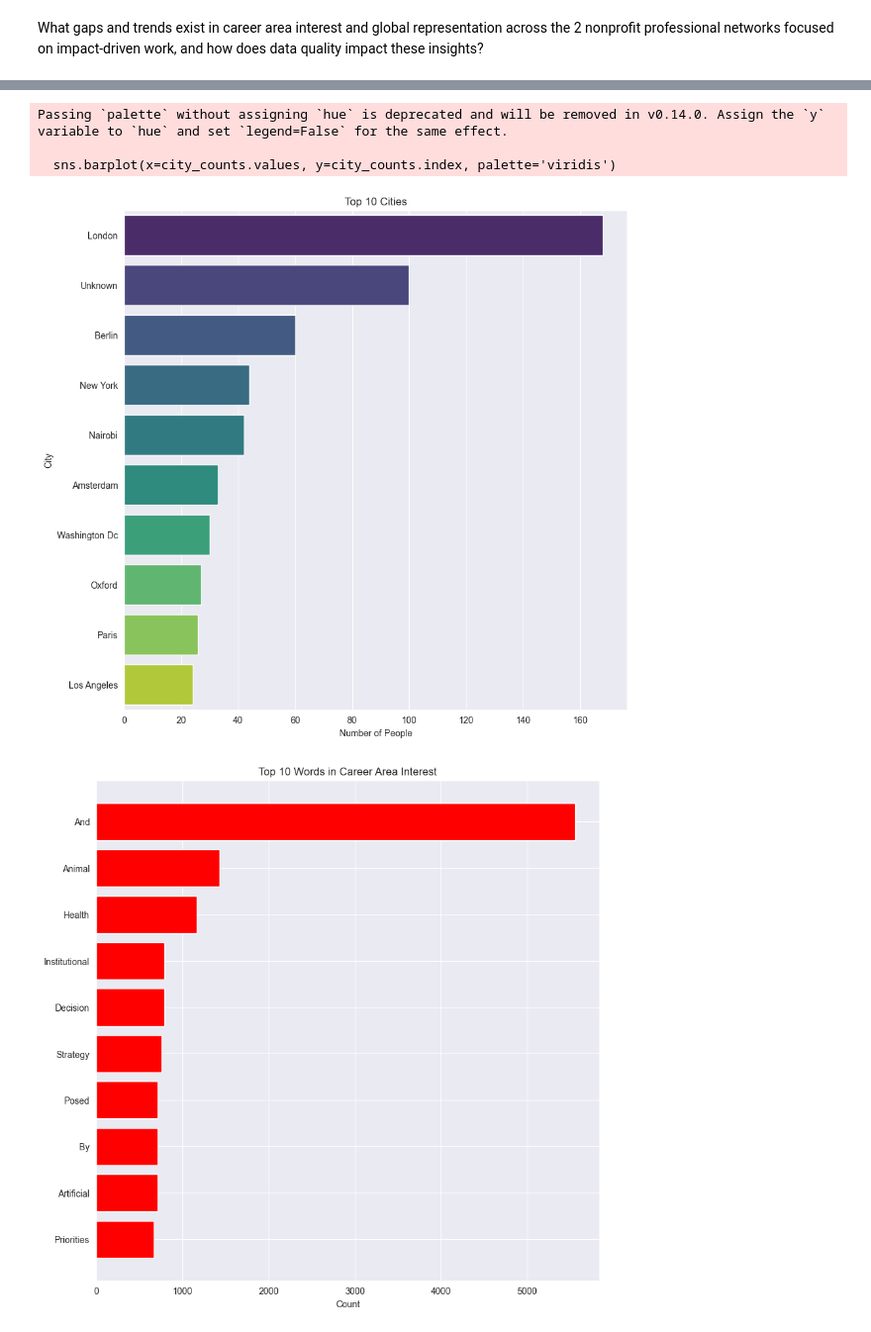
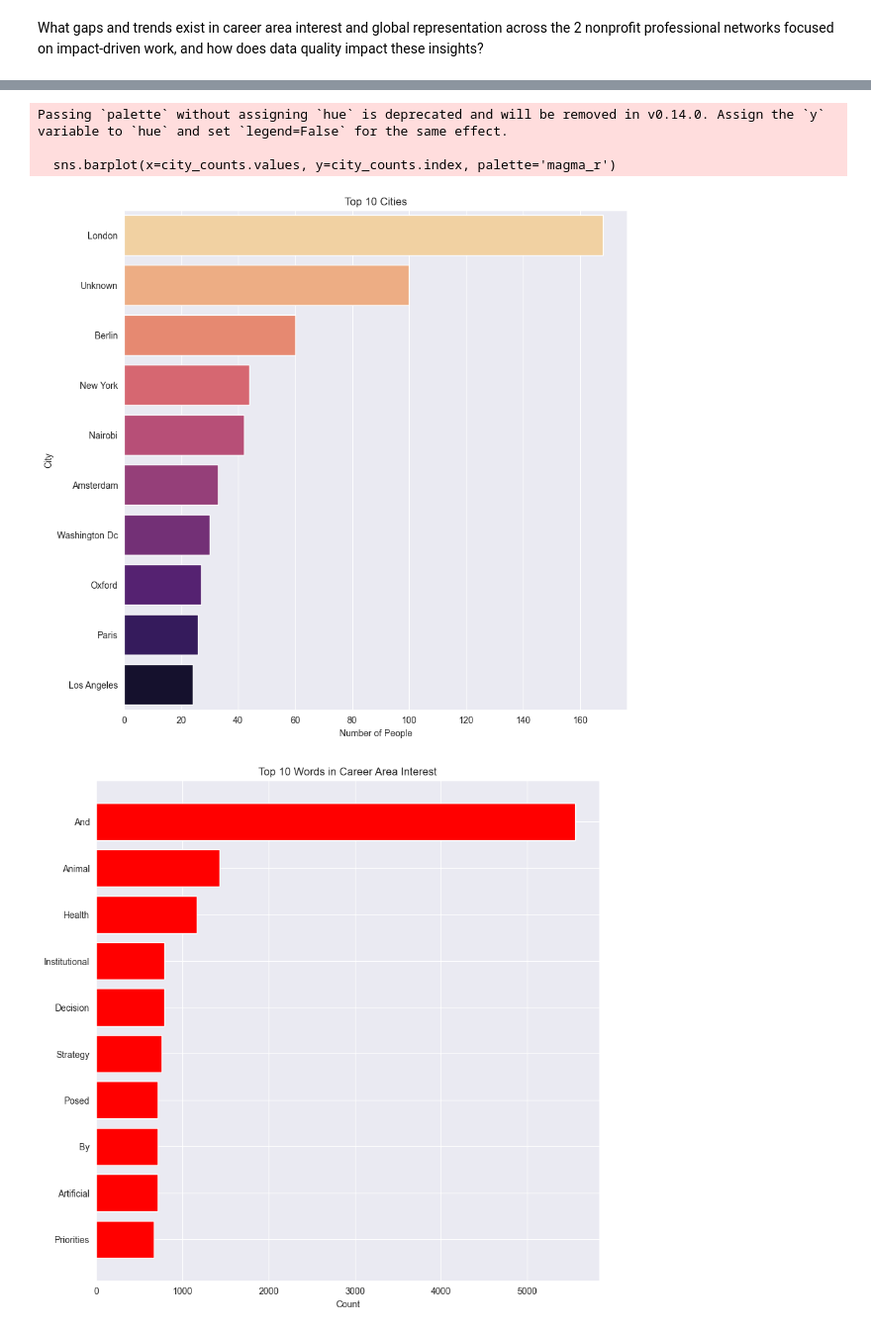
Before and after one commit to 3nikolov/IS537_Final_Project, a Jupyter notebook: Part_2_Research_Question.ipynb, the cells around one changed output, grey strips where cells are left out. Shown at 99% size. Cells and saved outputs as stored; diff of their text form; code cells hidden in the pictures.

Commit message:
updating recommendations and plots

```diff
--- a/Part_2_Research_Question.ipynb
+++ b/Part_2_Research_Question.ipynb
@@ -58,19 +58,19 @@ Passing `palette` without assigning `hue` is deprecated and will be removed in v
 # %%
 # top cities
 
 plt.figure(figsize=(10, 10))
 city_counts = df['City'].value_counts().head(10)
 
-sns.barplot(x=city_counts.values, y=city_counts.index, palette='viridis')
+sns.barplot(x=city_counts.values, y=city_counts.index, palette='magma_r')
 plt.title('Top 10 Cities')
 plt.xlabel('Number of People')
 plt.ylabel('City')
 plt.show()
 # %% [output]
 Passing `palette` without assigning `hue` is deprecated and will be removed in v0.14.0. Assign the `y` variable to `hue` and set `legend=False` for the same effect.
 
-  sns.barplot(x=city_counts.values, y=city_counts.index, palette='viridis')
+  sns.barplot(x=city_counts.values, y=city_counts.index, palette='magma_r')
-[figure, old version]
+[figure, new version]
 # %%
 from collections import Counter
 
```
Also changed, not shown: parts of 3 cells of this notebook, 1 other file.
